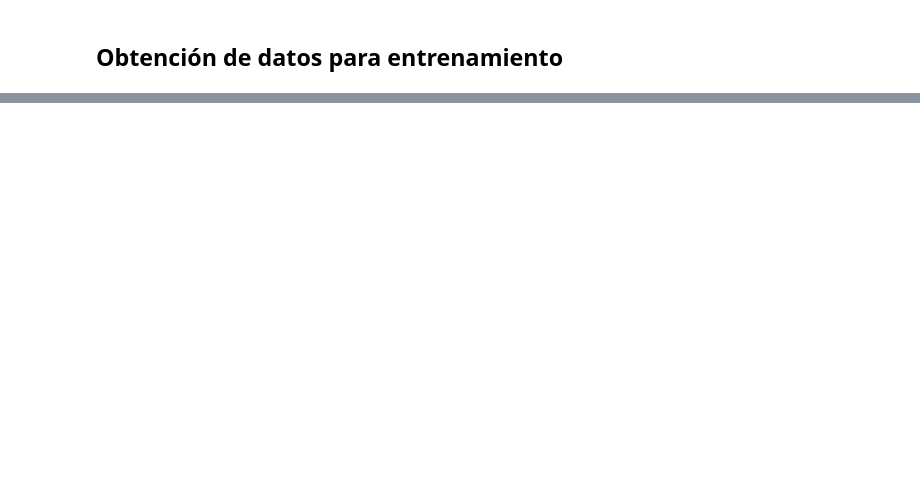
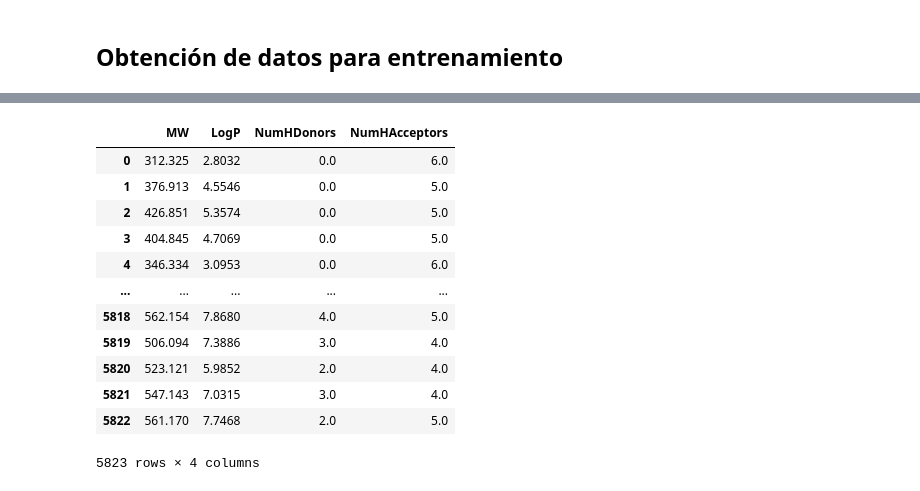
Before and after one commit to mauricio-anderson/bioinformatics_final_project, a Jupyter notebook: 005_Para_investigar.ipynb, the cells around one changed output, grey strips where cells are left out. Drawn from its saved outputs; the diff is of its cells as text; code cells hidden in the pictures; blank space fills up the shorter version.

```diff
--- a/005_Para_investigar.ipynb
+++ b/005_Para_investigar.ipynb
@@ -76,0 +118,55 @@ df.head(3)
+# %%
+def lipinski(smiles, verbose=False):
+
+    moldata= []
+    for elem in smiles:
+        try:
+            mol=Chem.MolFromSmiles(elem)
+        except:
+            print(elem)
+            raise
+        moldata.append(mol)
+
+    baseData= np.arange(1,1)
+    i=0
+    for mol in moldata:
+
+        desc_MolWt = Descriptors.MolWt(mol)
+        desc_MolLogP = Descriptors.MolLogP(mol)
+        desc_NumHDonors = Lipinski.NumHDonors(mol)
+        desc_NumHAcceptors = Lipinski.NumHAcceptors(mol)
+
+        row = np.array([desc_MolWt,
+                        desc_MolLogP,
+                        desc_NumHDonors,
+                        desc_NumHAcceptors])
+
+        if(i==0):
+            baseData=row
+        else:
+            baseData=np.vstack([baseData, row])
+        i=i+1
+
+    columnNames=["MW","LogP","NumHDonors","NumHAcceptors"]
+    descriptors = pd.DataFrame(
+        data=baseData,
+        columns=columnNames
+    )
+
+    return descriptors
+# %%
+df_lipinski = lipinski(df.canonical_smiles)
+# %% [output]
+|  | MW | LogP | NumHDonors | NumHAcceptors |
+| 0 | 312.325 | 2.8032 | 0.0 | 6.0 |
+| 1 | 376.913 | 4.5546 | 0.0 | 5.0 |
+| 2 | 426.851 | 5.3574 | 0.0 | 5.0 |
+| 3 | 404.845 | 4.7069 | 0.0 | 5.0 |
+| 4 | 346.334 | 3.0953 | 0.0 | 6.0 |
+| ... | ... | ... | ... | ... |
+| 5818 | 562.154 | 7.8680 | 4.0 | 5.0 |
+| 5819 | 506.094 | 7.3886 | 3.0 | 4.0 |
+| 5820 | 523.121 | 5.9852 | 2.0 | 4.0 |
+| 5821 | 547.143 | 7.0315 | 3.0 | 4.0 |
+| 5822 | 561.170 | 7.7468 | 2.0 | 5.0 |
+5823 rows × 4 columns
```
Also changed, not shown: parts of 24 cells of this notebook, 4 other files.
